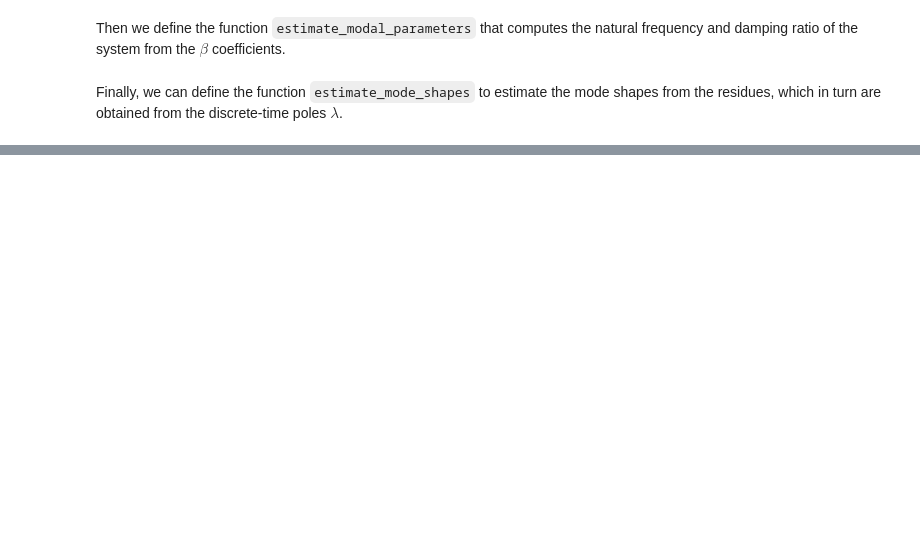
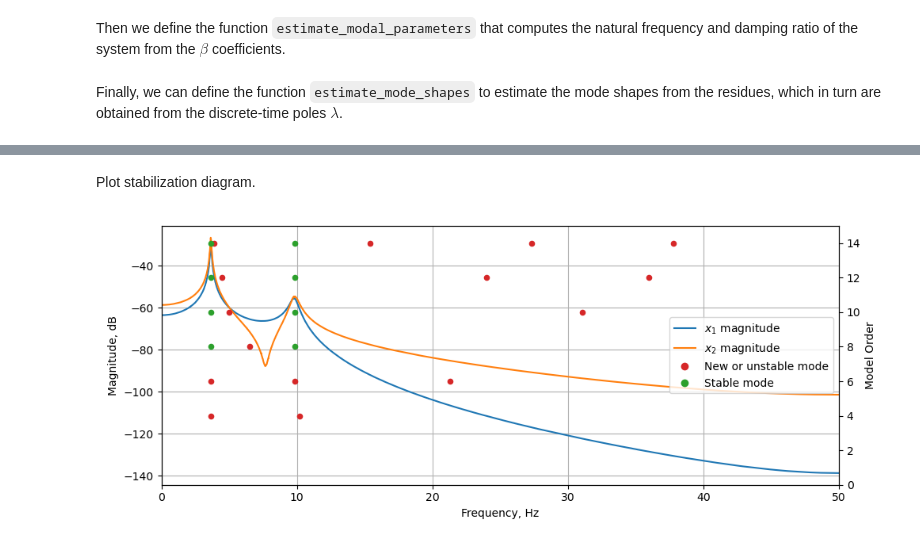
Before and after one commit to fmamitrotta/learn-aeroelastic-sid, a Jupyter notebook: notebooks/03_Identification_of_a_2-DOF_Mass-Spring-Damper_Sytem_with_the_LSCE_Algorithm.ipynb, the cells around one changed output, grey strips where cells are left out. Drawn from its saved outputs; the diff is of its cells as text; code cells hidden in the pictures; blank space fills up the shorter version.

```diff
--- a/notebooks/03_Identification_of_a_2-DOF_Mass-Spring-Damper_Sytem_with_the_LSCE_Algorithm.ipynb
+++ b/notebooks/03_Identification_of_a_2-DOF_Mass-Spring-Damper_Sytem_with_the_LSCE_Algorithm.ipynb
@@ -1097,0 +1416,11 @@ Percentage error: 237.46%
+# %%
+# Calculate improved FRF
+frequencies, frf = calculate_improved_frf(
+    random_force_signal, displacements, f_sampling, nperseg=7500
+)
+
+# Plot FRF spectrum for each degree of freedom
+_, _ = plot_spectrum(frequencies, frf[0], "$x_1$ FRF")
+plt.show()
+_, _ = plot_spectrum(frequencies, frf[1], "$x_2$ FRF")
+plt.show()
@@ -1097,0 +1790,69 @@ Percentage error: 237.46%
+# %% [markdown]
+Plot stabilization diagram.
+# %%
+from matplotlib.lines import Line2D  # import Line2D for creating custom legends
+
+# Create figure with two subplots
+fig, ax1 = plt.subplots(figsize=(10, 4))
+
+# Plot FRF magnitude in the background
+# Get positive frequencies only
+pos_mask = frequencies >= 0
+pos_freqs = frequencies[pos_mask]
+# Iterate over each degree of freedom
+for i in range(DOF_COUNT):
+    # Find positive-frequency portion of the FRF
+    pos_spectrum = frf[i, pos_mask]
+    # Calculate magnitude
+    magnitude_db = 20 * np.log10(np.abs(pos_spectrum))
+    # Plot magnitude
+    ax1.plot(pos_freqs, magnitude_db)
+
+# Add axes labels and grid
+ax1.set_xlabel("Frequency, Hz")
+ax1.set_ylabel("Magnitude, dB")
+ax1.grid(True)
+
+# Create a second y-axis for the stability information
+ax2 = ax1.twinx()
+
+# Plot markers for different stability types
+# New modes (not stable)
+new_modes = stabilization_results[stabilization_results["stability"] == "new"]
+ax2.scatter(new_modes["freq_Hz"], new_modes["order"], s=20, color=COLORS[3], marker="o")
+
+# Fully stable modes
+stable_modes = stabilization_results[stabilization_results["stability"] == "stable"]
+ax2.scatter(
+    stable_modes["freq_Hz"], stable_modes["order"], s=20, color=COLORS[2], marker="o"
+)
+
+# Add axis label, limits, and grid
+ax2.set_ylabel("Model Order")
+ax2.set_xlim([0, f_sampling / 2])
+ax2.set_ylim([0, max(order_range) + 1])
+ax2.grid(False)
+
+# Create proxy artists for legend
+x1_line = Line2D([0], [0], color=COLORS[0], label="$x_1$ magnitude")
+x2_line = Line2D([0], [0], color=COLORS[1], label="$x_2$ magnitude")
+new_mode = Line2D(
+    [0],
+    [0],
+    color=COLORS[3],
+    marker="o",
+    linestyle="None",
+    label="New or unstable mode",
+)
+stable_mode = Line2D(
+    [0], [0], color=COLORS[2], marker="o", linestyle="None", label="Stable mode"
+)
+
+# Add legend
+ax1.legend(handles=[x1_line, x2_line, new_mode, stable_mode], loc="center right")
+
+# Set layout and show plot
+plt.tight_layout()
+plt.show()
+# %% [output]
+[figure, added]
```
Also changed, not shown: parts of 47 cells of this notebook.
